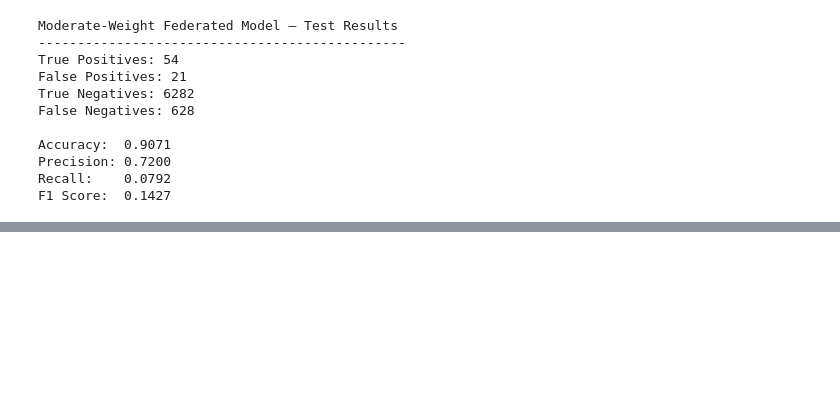
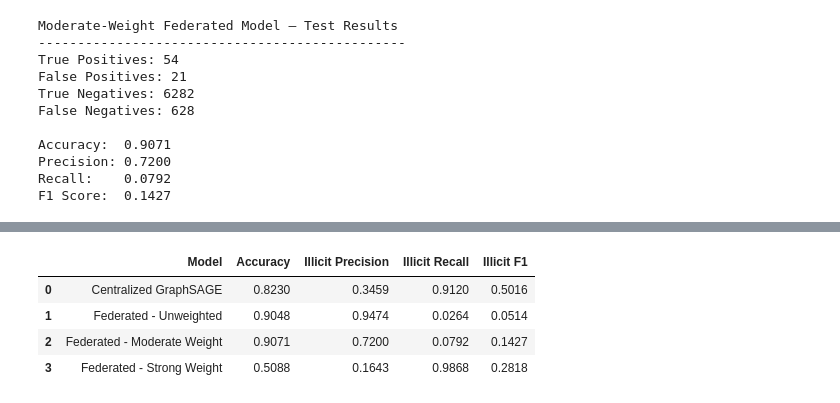
Before and after one commit to gulfatima-git/Federated-Graph-Learning-Project, a Jupyter notebook: federated_graphsage.ipynb, the cells around one changed output, grey strips where cells are left out. Drawn from its saved outputs; the diff is of its cells as text; code cells hidden in the pictures; blank space fills up the shorter version.

Commit message:
Evaluate federated GraphSAGE loss strategies

```diff
--- a/federated_graphsage.ipynb
+++ b/federated_graphsage.ipynb
@@ -2187,0 +2279,45 @@ F1 Score:  0.1427
+# %%
+# Final comparison of centralized and federated models
+
+import pandas as pd
+
+comparison_results = pd.DataFrame({
+    "Model": [
+        "Centralized GraphSAGE",
+        "Federated - Unweighted",
+        "Federated - Moderate Weight",
+        "Federated - Strong Weight"
+    ],
+    "Accuracy": [
+        0.8230,
+        0.9048,
+        0.9071,
+        0.5088
+    ],
+    "Illicit Precision": [
+        0.3459,
+        0.9474,
+        0.7200,
+        0.1643
+    ],
+    "Illicit Recall": [
+        0.9120,
+        0.0264,
+        0.0792,
+        0.9868
+    ],
+    "Illicit F1": [
+        0.5016,
+        0.0514,
+        0.1427,
+        0.2818
+    ]
+})
+
+comparison_results
+# %% [output]
+|  | Model | Accuracy | Illicit Precision | Illicit Recall | Illicit F1 |
+| 0 | Centralized GraphSAGE | 0.8230 | 0.3459 | 0.9120 | 0.5016 |
+| 1 | Federated - Unweighted | 0.9048 | 0.9474 | 0.0264 | 0.0514 |
+| 2 | Federated - Moderate Weight | 0.9071 | 0.7200 | 0.0792 | 0.1427 |
+| 3 | Federated - Strong Weight | 0.5088 | 0.1643 | 0.9868 | 0.2818 |
```
Also changed, not shown: parts of 1 cell of this notebook.
